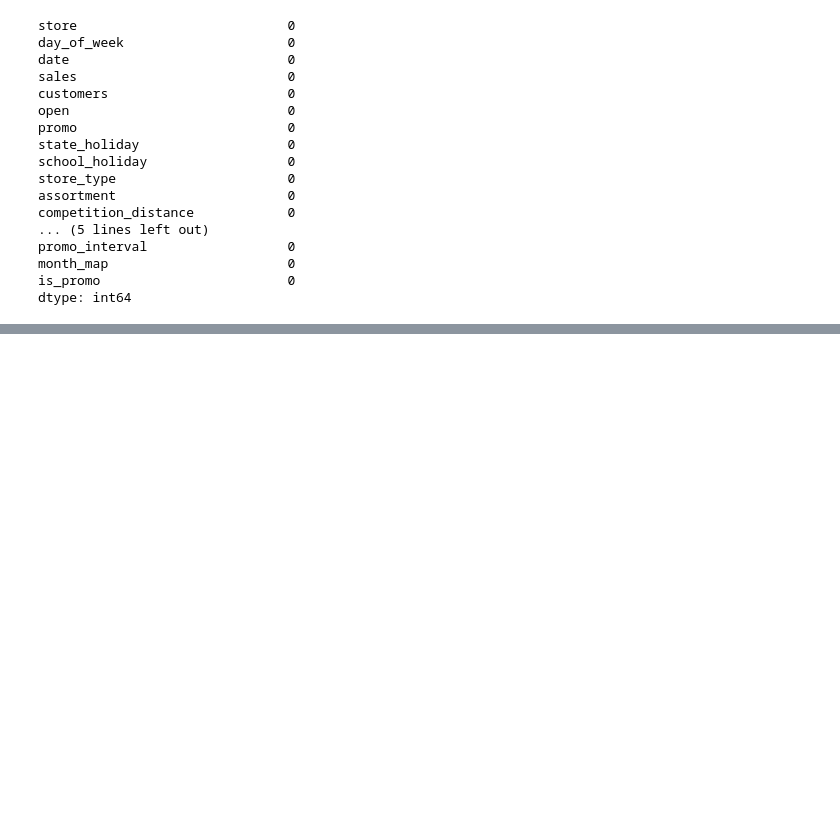
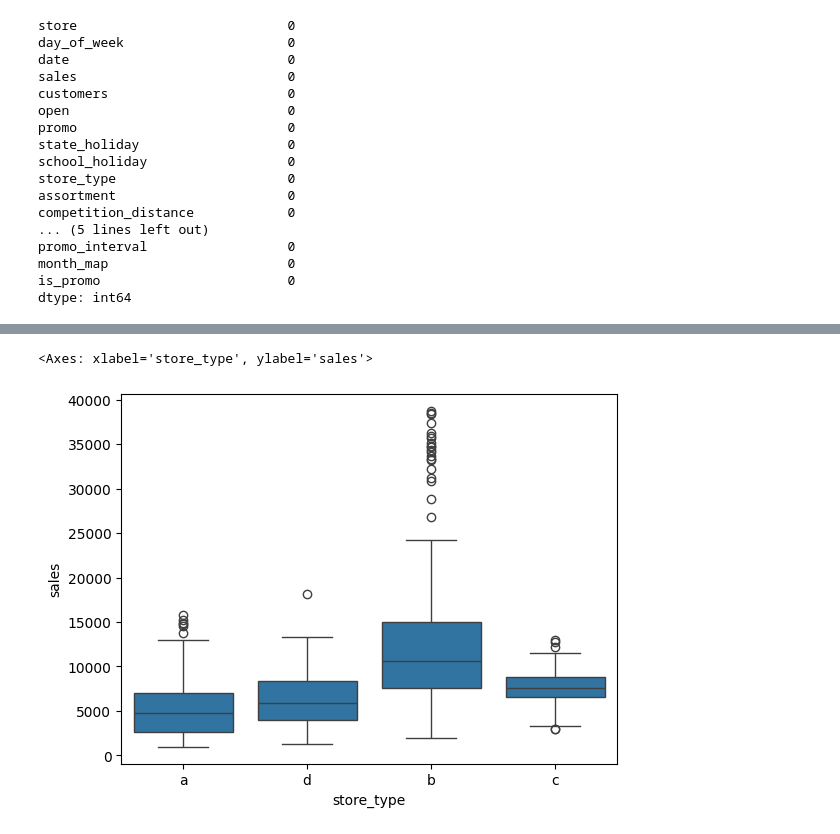
Before and after one commit to felipevalory/previsao_de_vendas, a Jupyter notebook: index.ipynb, the cells around one changed output, grey strips where cells are left out. Cells and saved outputs as stored; diff of their text form; code cells hidden in the pictures; blank space fills up the shorter version.

```diff
--- a/index.ipynb
+++ b/index.ipynb
@@ -193,0 +328,5 @@ df1.sample(5).T
+# %%
+sns.boxplot(x='store_type', y='sales', data=aux1)
+# %% [output]
+<Axes: xlabel='store_type', ylabel='sales'>
+[figure, added]
```
Also changed, not shown: parts of 30 cells of this notebook.
